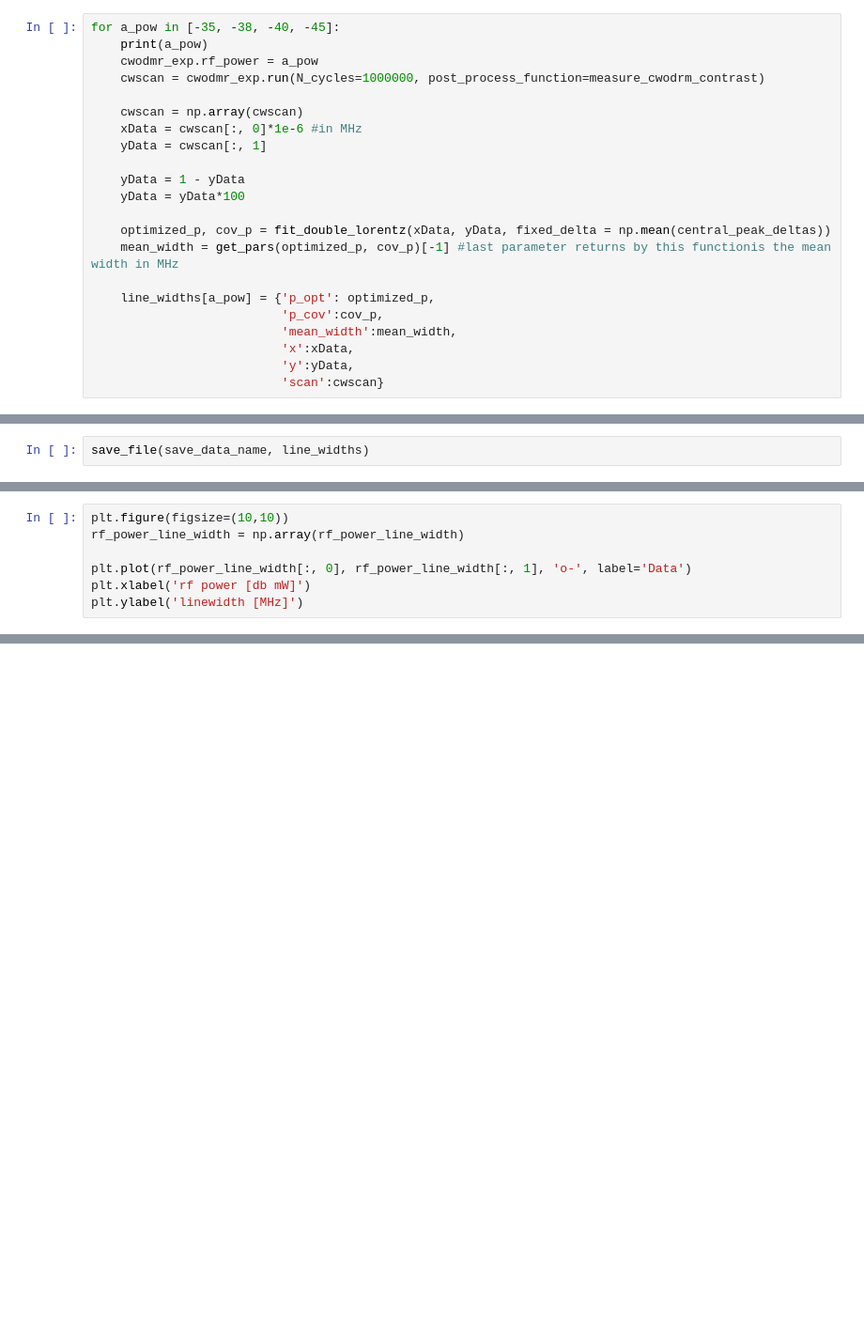
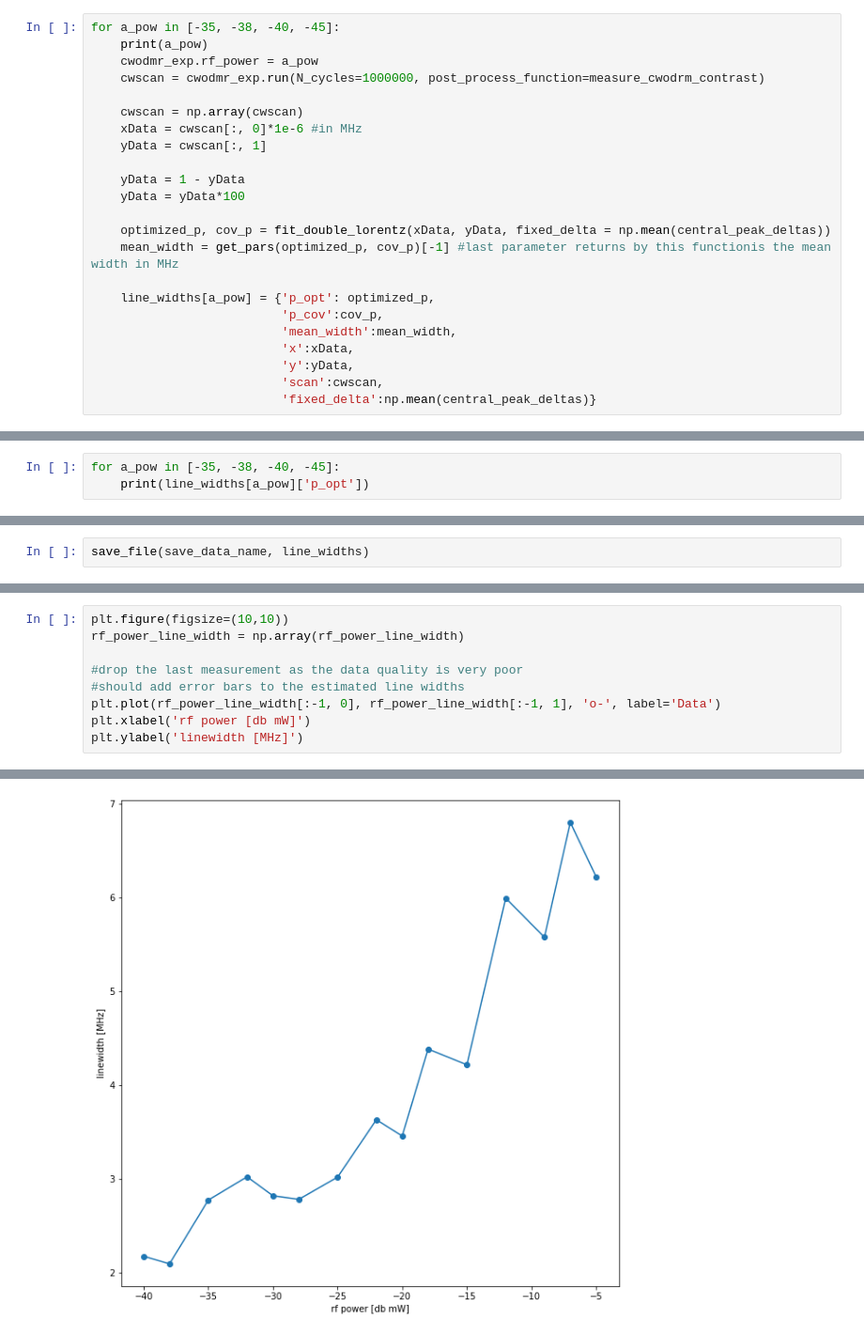
Before and after one commit to gadamc/ppm_characteristics, a Jupyter notebook: oct21/rf_power_broadening.ipynb, the cells around one changed output, grey strips where cells are left out. Shown at 94% size. Drawn from its saved outputs; the diff is of its cells as text; blank space fills up the shorter version.

Commit message:
Adding more data

```diff
--- a/oct21/rf_power_broadening.ipynb
+++ b/oct21/rf_power_broadening.ipynb
@@ -379,7 +379,8 @@ for a_pow in [-35, -38, -40, -45]:
                           'mean_width':mean_width,
                           'x':xData,
                           'y':yData,
-                          'scan':cwscan}
+                          'scan':cwscan,
+                          'fixed_delta':np.mean(central_peak_deltas)}
 # %% [output]
 -35
 -38
@@ -385,0 +389,3 @@ for a_pow in [-35, -38, -40, -45]:
+# %%
+for a_pow in [-35, -38, -40, -45]:
+    print(line_widths[a_pow]['p_opt'])
@@ -403,6 +432,9 @@ for a_pow, res in line_widths.items():
 plt.figure(figsize=(10,10))
 rf_power_line_width = np.array(rf_power_line_width)
 
-plt.plot(rf_power_line_width[:, 0], rf_power_line_width[:, 1], 'o-', label='Data')
+#drop the last measurement as the data quality is very poor
+#should add error bars to the estimated line widths
+plt.plot(rf_power_line_width[:-1, 0], rf_power_line_width[:-1, 1], 'o-', label='Data')
 plt.xlabel('rf power [db mW]')
 plt.ylabel('linewidth [MHz]')
+# %% [output]
@@ -408,0 +442 @@ plt.ylabel('linewidth [MHz]')
+[figure, added]
```
Also changed, not shown: parts of 4 cells of this notebook, 1 other file.
